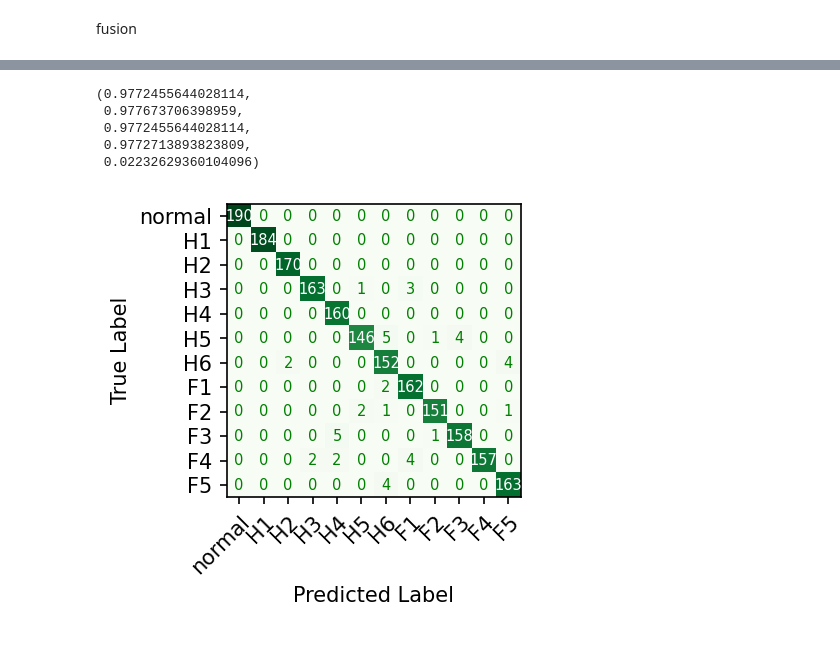
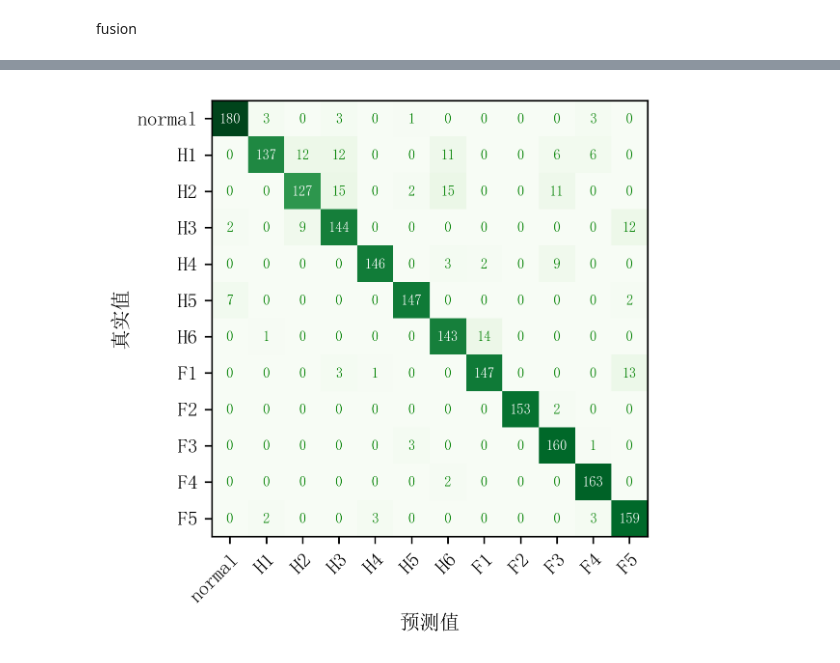
Before and after one commit to zzxjl1/RailwayTurnoutGuard, a Jupyter notebook: paper/confusion_matrix/draw.ipynb, the cells around one changed output, grey strips where cells are left out. Cells and saved outputs as stored; diff of their text form; code cells hidden in the pictures.

```diff
--- a/paper/confusion_matrix/draw.ipynb
+++ b/paper/confusion_matrix/draw.ipynb
@@ -16,11 +16,12 @@ SUPPORTED_SAMPLE_TYPES = [
 from matplotlib import pyplot as plt
 import numpy as np
 
-
+plt.rcParams['font.sans-serif'] = ['SimSun']  # 用来正常显示中文标签
+plt.rcParams['axes.unicode_minus'] = False     # 用来正常显示负号
 
 
 def draw(matrix):
-    plt.figure(figsize=(4, 4), dpi=150)
+    plt.figure(figsize=(4, 4), dpi=300)
     plt.imshow(matrix, cmap="Greens")
     # 显示数字
     for i in range(len(SUPPORTED_SAMPLE_TYPES)):
@@ -40,8 +41,8 @@ def draw(matrix):
     ax = plt.gca()
     plt.setp(ax.get_xticklabels(), rotation=45, ha="right", rotation_mode="anchor")
     plt.yticks(range(len(SUPPORTED_SAMPLE_TYPES)), SUPPORTED_SAMPLE_TYPES)
-    plt.ylabel("True Label")
-    plt.xlabel("Predicted Label")
+    plt.ylabel("真实值")
+    plt.xlabel("预测值")
     plt.tight_layout()
     #plt.show()
 # %%
@@ -254,20 +239,15 @@ calculate_metrics(matrix)
 # %%
 import pickle
 
 matrix = None
-name = "fusion"
+name = "tcn"
 with open(f"./{name}.pkl","rb") as f:
     matrix = pickle.load(f)
 
 matrix = np.array(matrix)
 draw(matrix)
 plt.savefig(f"./{name}.png")
 # 用这个matrix 算 Accu	Prec	Recall	F1	FPR
-calculate_metrics(matrix)
+#calculate_metrics(matrix)
 # %% [output]
-(0.9772455644028114,
- 0.977673706398959,
- 0.9772455644028114,
- 0.9772713893823809,
- 0.02232629360104096)
-[figure, old version]
+[figure, new version]
```
Also changed, not shown: parts of 3 cells of this notebook, 15 other files.
